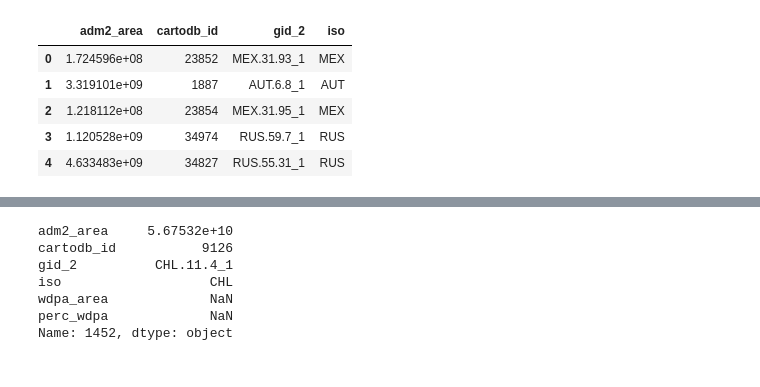
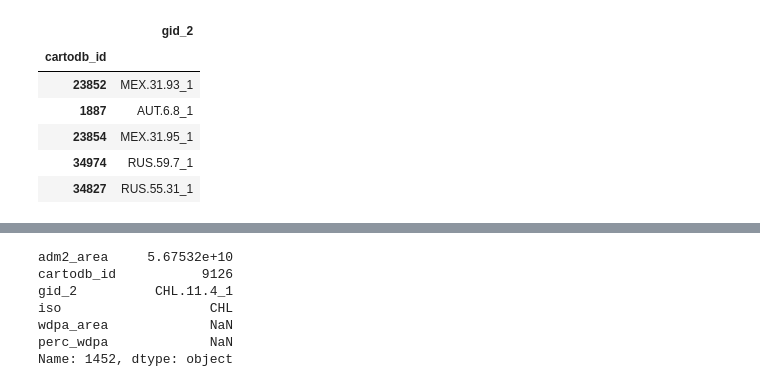
Before and after one commit to fgassert/eeNotebooks, a Jupyter notebook: notebooks/Intersect_WDPA.ipynb, the cells around one changed output, grey strips where cells are left out. Cells and saved outputs as stored; diff of their text form; code cells hidden in the pictures.

```diff
--- a/notebooks/Intersect_WDPA.ipynb
+++ b/notebooks/Intersect_WDPA.ipynb
@@ -97,15 +97,18 @@ SELECT ST_AREA(ST_UNION(
 sendSql(query)['rows'][0]['area']
 # %%
 query = """
-SELECT iso, gid_2, cartodb_id, st_area(the_geom::geography, false) as adm2_area FROM {}
+SELECT cartodb_id, gid_2 FROM {}
 """.format(gadm_table)
 
 ADM1 = pd.DataFrame(sendSql(query)['rows'])
+ADM1.set_index('cartodb_id', inplace=True)
+
 ADM1.head()
 # %% [output]
-|  | adm2_area | cartodb_id | gid_2 | iso |
-| 0 | 1.724596e+08 | 23852 | MEX.31.93_1 | MEX |
-| 1 | 3.319101e+09 | 1887 | AUT.6.8_1 | AUT |
-| 2 | 1.218112e+08 | 23854 | MEX.31.95_1 | MEX |
-| 3 | 1.120528e+09 | 34974 | RUS.59.7_1 | RUS |
-| 4 | 4.633483e+09 | 34827 | RUS.55.31_1 | RUS |
+|  | gid_2 |
+| cartodb_id |  |
+| 23852 | MEX.31.93_1 |
+| 1887 | AUT.6.8_1 |
+| 23854 | MEX.31.95_1 |
+| 34974 | RUS.59.7_1 |
+| 34827 | RUS.55.31_1 |
```
Also changed, not shown: parts of 10 cells of this notebook, 3 other files.
